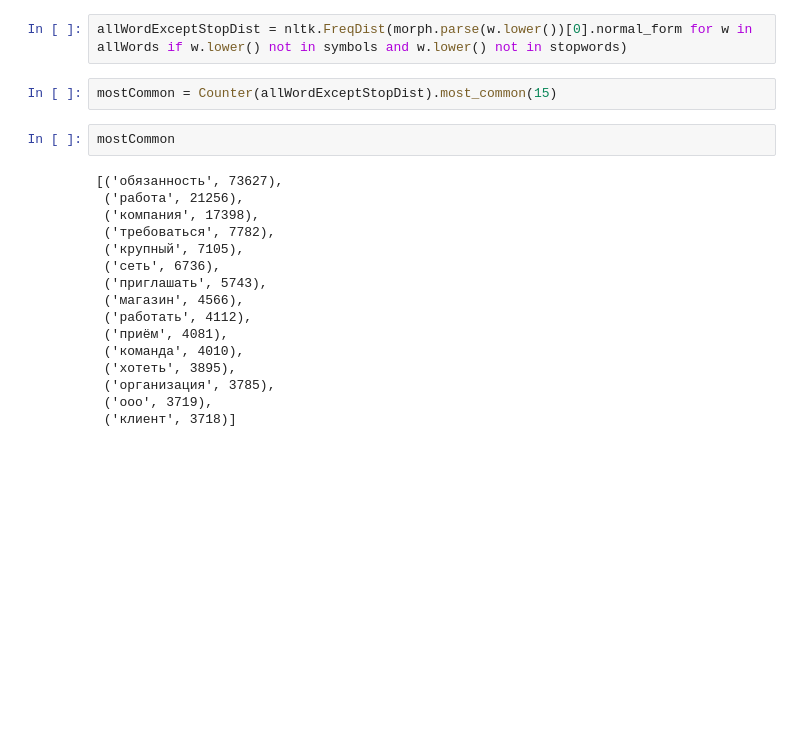
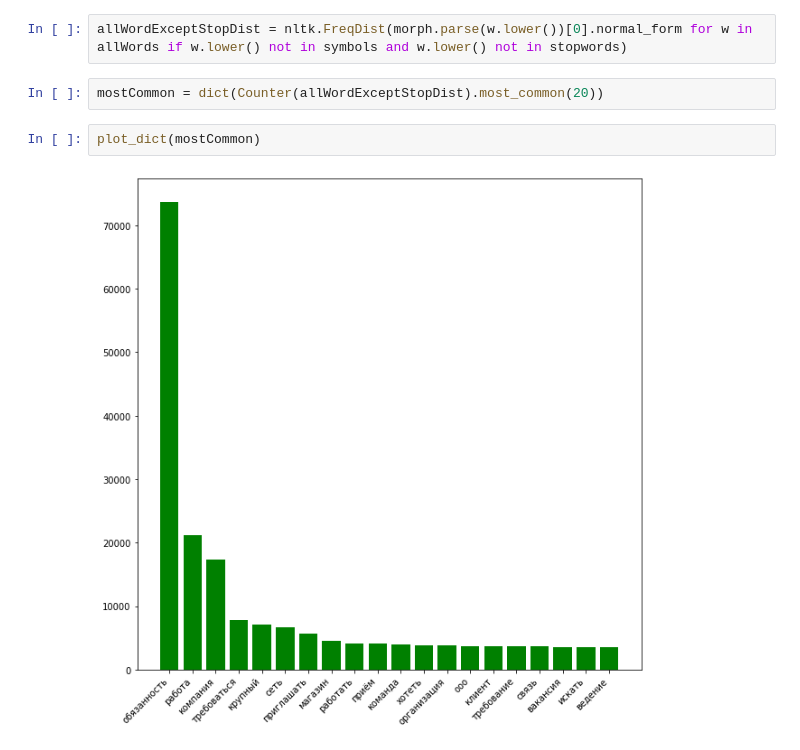
Before and after one commit to alievaliza/MSU_diploma, a Jupyter notebook: notebooks/EDA_hh_data.ipynb, the cells around one changed output. Saved outputs shown, nothing was run; the diff lists cells and outputs as text; blank space fills up the shorter version.

```diff
--- a/notebooks/EDA_hh_data.ipynb
+++ b/notebooks/EDA_hh_data.ipynb
@@ -235,22 +393,8 @@ morph = pymorphy2.MorphAnalyzer()
 # %%
 allWordExceptStopDist = nltk.FreqDist(morph.parse(w.lower())[0].normal_form for w in allWords if w.lower() not in symbols and w.lower() not in stopwords)
 # %%
-mostCommon = Counter(allWordExceptStopDist).most_common(15)
+mostCommon = dict(Counter(allWordExceptStopDist).most_common(20))
-# %%
-mostCommon
-# %% [output]
-[('обязанность', 73627),
- ('работа', 21256),
- ('компания', 17398),
- ('требоваться', 7782),
- ('крупный', 7105),
- ('сеть', 6736),
- ('приглашать', 5743),
- ('магазин', 4566),
- ('работать', 4112),
- ('приём', 4081),
- ('команда', 4010),
- ('хотеть', 3895),
- ('организация', 3785),
- ('ооо', 3719),
- ('клиент', 3718)]
+# %%
+plot_dict(mostCommon)
+# %% [output]
+[figure, added]
```
Also changed, not shown: parts of 28 cells of this notebook.
